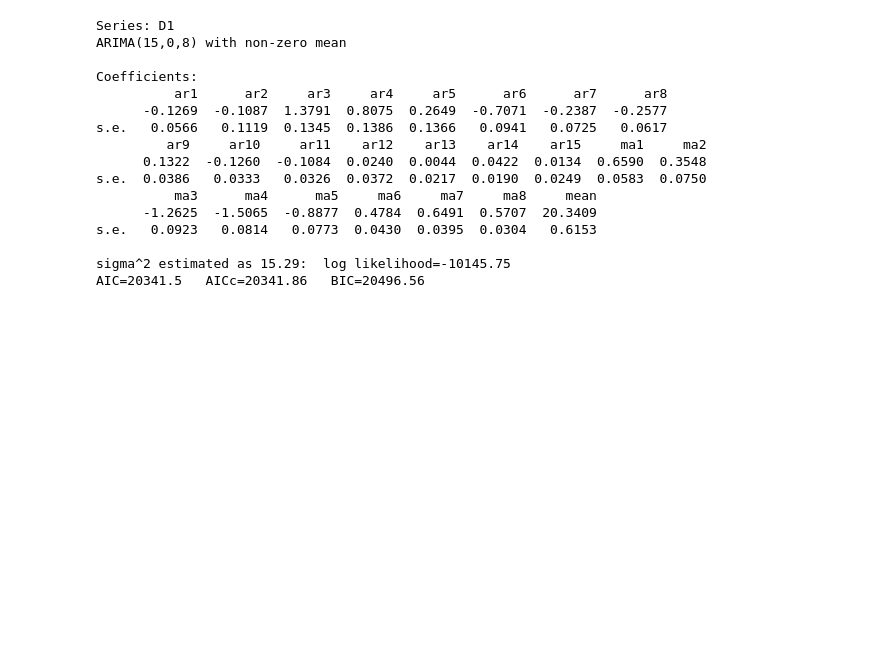
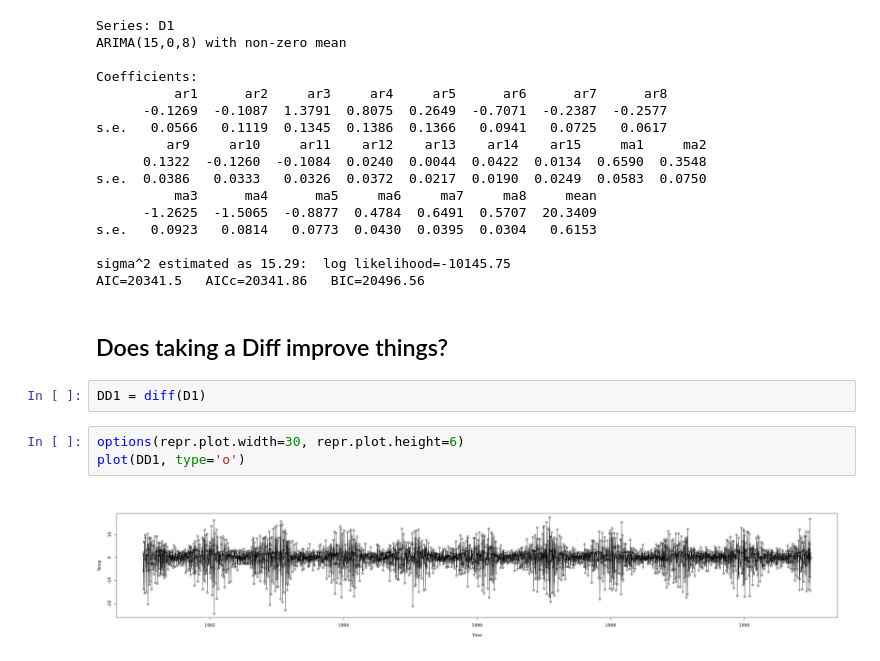
Before and after one commit to EricMaibach/TimeSeries, a Jupyter notebook: FinalProject.ipynb, the cells around one changed output. Saved outputs shown, nothing was run; the diff lists cells and outputs as text; blank space fills up the shorter version.

```diff
--- a/FinalProject.ipynb
+++ b/FinalProject.ipynb
@@ -158,3 +156,12 @@ s.e.   0.0923   0.0814   0.0773  0.0430  0.0395  0.0304   0.6153
 
 sigma^2 estimated as 15.29:  log likelihood=-10145.75
 AIC=20341.5   AICc=20341.86   BIC=20496.56
+# %% [markdown]
+## Does taking a Diff improve things?
+# %%
+DD1 = diff(D1)
+# %%
+options(repr.plot.width=30, repr.plot.height=6)
+plot(DD1, type='o')
+# %% [output]
+[figure, added]
```
Also changed, not shown: parts of 6 cells of this notebook.
